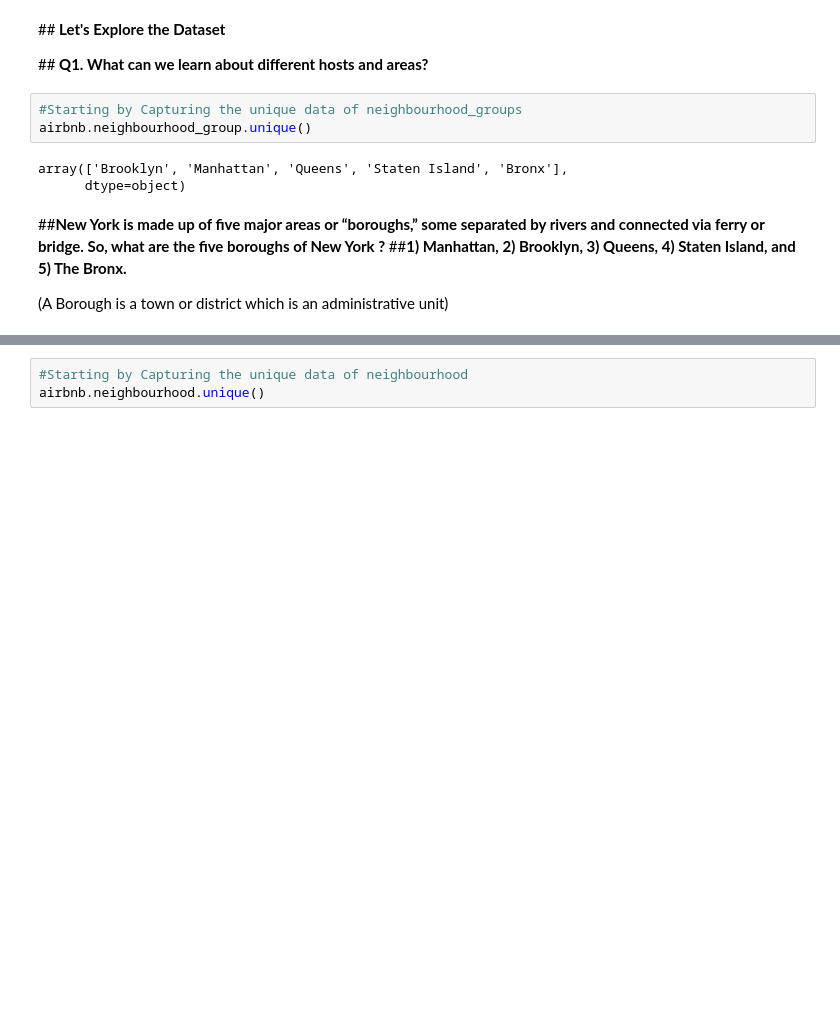
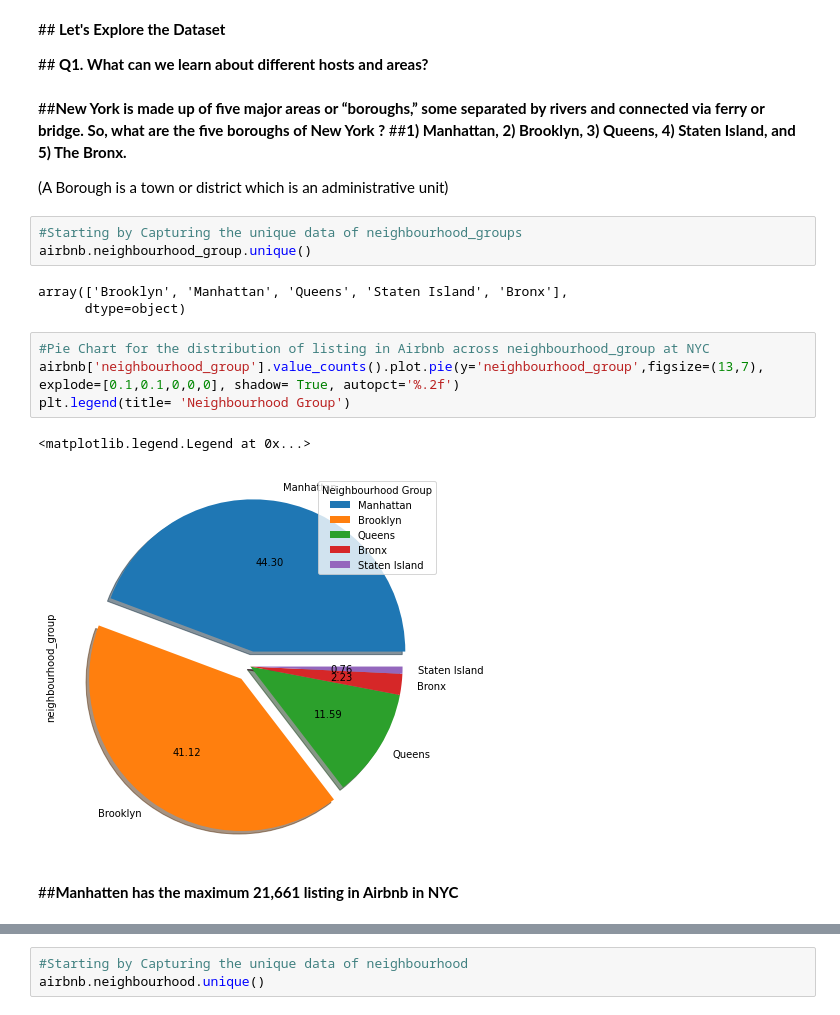
Before and after one commit to Ayaj-Ahmed/CAPSTONE-EDA, a Jupyter notebook: Airbnb_Bookings_EDA_Capstone_Project.ipynb, the cells around one changed output, grey strips where cells are left out. Saved outputs shown, nothing was run; the diff lists cells and outputs as text; blank space fills up the shorter version.

```diff
--- a/Airbnb_Bookings_EDA_Capstone_Project.ipynb
+++ b/Airbnb_Bookings_EDA_Capstone_Project.ipynb
@@ -112,14 +111,23 @@ airbnb.head(3)
 ##<b> Let's Explore the Dataset </b>
 
 ##<b> Q1. What can we learn about different hosts and areas?</b>
+# %% [markdown]
+##<b>New York is made up of five major areas or “boroughs,” some separated by rivers and connected via ferry or bridge. So, what are the five boroughs of New York ? </b>
+##<b>1) Manhattan, 2) Brooklyn, 3) Queens, 4) Staten Island, and 5) The Bronx.</b>
+
+(A Borough is a town or district which is an administrative unit)
 # %%
 #Starting by Capturing the unique data of neighbourhood_groups
 airbnb.neighbourhood_group.unique()
 # %% [output]
 array(['Brooklyn', 'Manhattan', 'Queens', 'Staten Island', 'Bronx'],
       dtype=object)
-# %% [markdown]
-##<b>New York is made up of five major areas or “boroughs,” some separated by rivers and connected via ferry or bridge. So, what are the five boroughs of New York ? </b>
-##<b>1) Manhattan, 2) Brooklyn, 3) Queens, 4) Staten Island, and 5) The Bronx.</b>
-
-(A Borough is a town or district which is an administrative unit)
+# %%
+#Pie Chart for the distribution of listing in Airbnb across neighbourhood_group at NYC
+airbnb['neighbourhood_group'].value_counts().plot.pie(y='neighbourhood_group',figsize=(13,7), explode=[0.1,0.1,0,0,0], shadow= True, autopct='%.2f')
+plt.legend(title= 'Neighbourhood Group')
+# %% [output]
+<matplotlib.legend.Legend at 0x...>
+[figure, added]
+# %% [markdown]
+##<b>Manhatten has the maximum 21,661 listing in Airbnb in NYC
```
Also changed, not shown: parts of 37 cells of this notebook.
